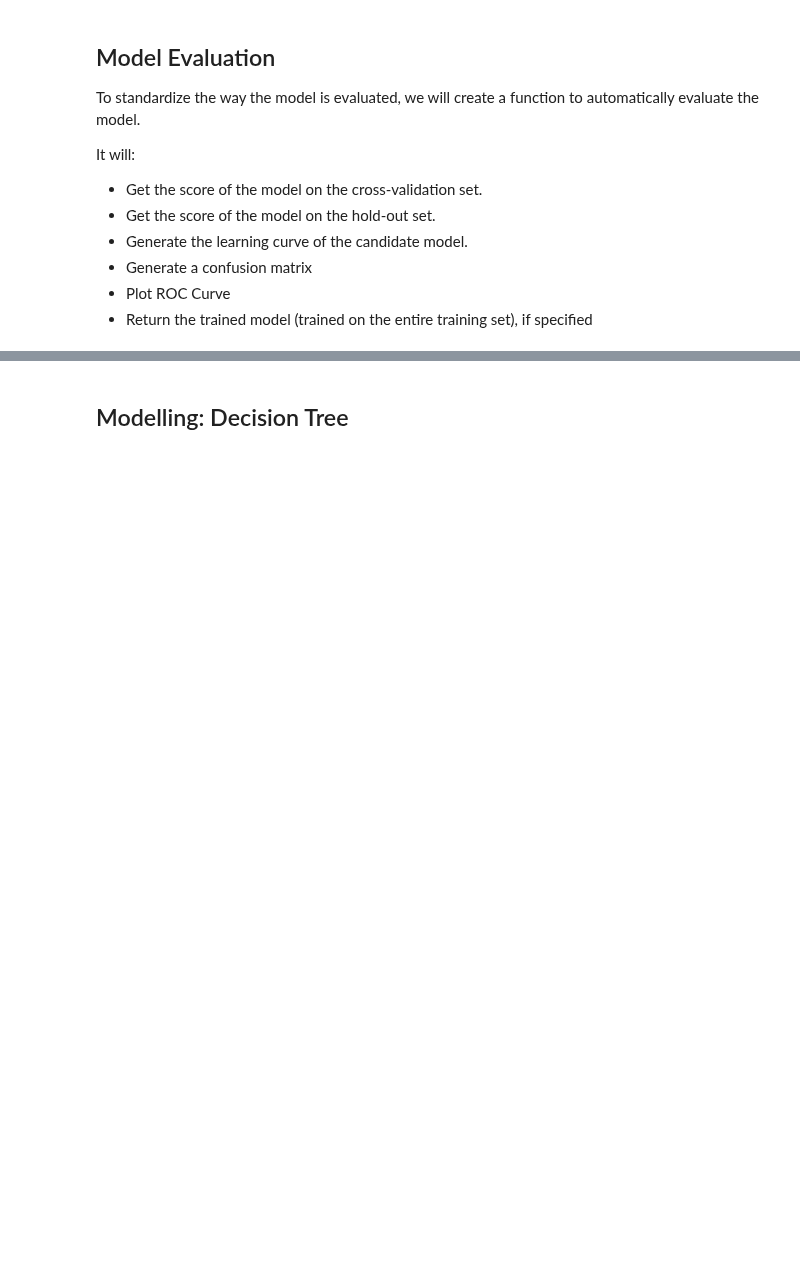
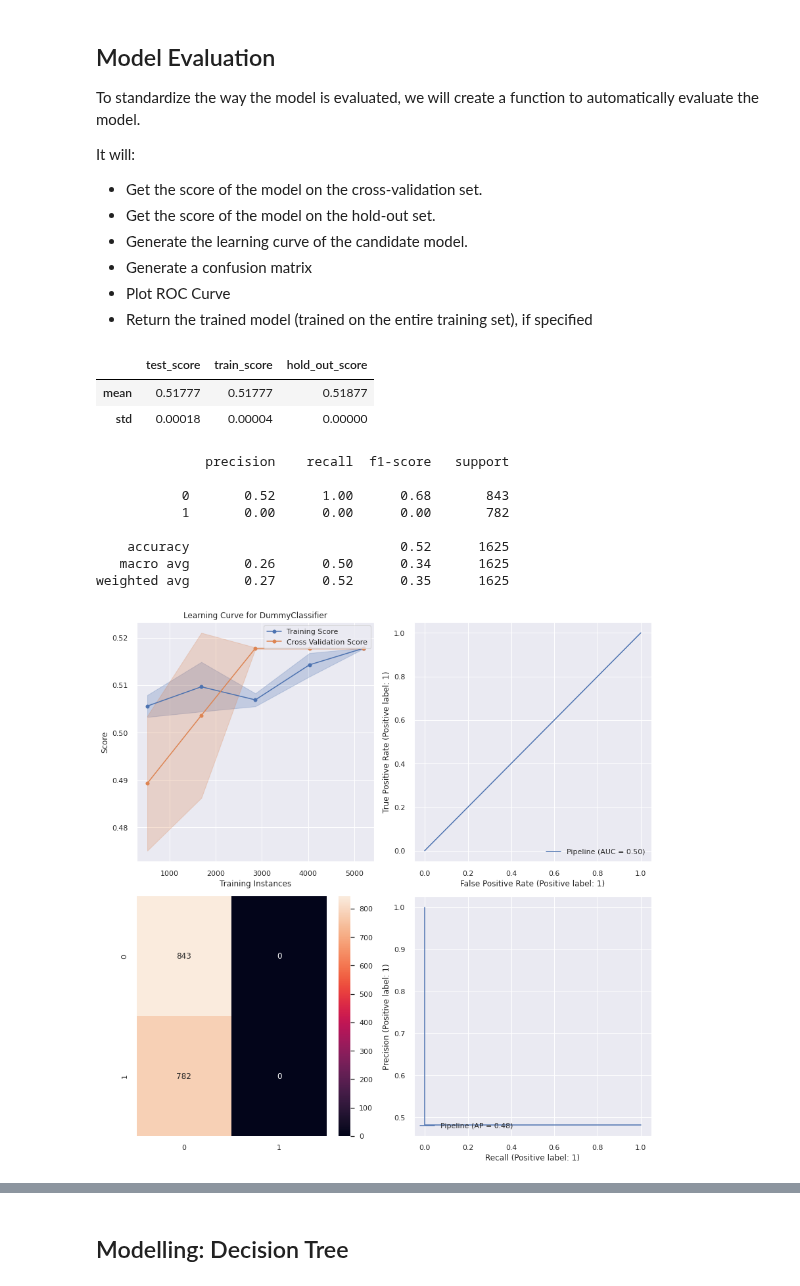
Before and after one commit to Tien-Cheng/AI-and-Machine-Learning--ST1511-, a Jupyter notebook: Assignment 1/classification/mushroom_v1.ipynb, the cells around one changed output, grey strips where cells are left out. Cells and saved outputs as stored; diff of their text form; code cells hidden in the pictures; blank space fills up the shorter version.

```diff
--- a/Assignment 1/classification/mushroom_v1.ipynb
+++ b/Assignment 1/classification/mushroom_v1.ipynb
@@ -346,7 +336,8 @@ It will:
 - Plot ROC Curve
 - Return the trained model (trained on the entire training set), if specified
 # %%
-def evalCandidateModel(model, X_train, X_test, y_train, y_test, scoring = 'accuracy', cv = 5, return_learning_curve = True):
+def evalCandidateModel(model, X_train, X_test, y_train, y_test, scoring = 'accuracy', cv = 5):
+    fig, ax = plt.subplots(2, 2, figsize=(12, 12), tight_layout=True)
     scores = cross_validate(model, X_train, y_train, scoring=scoring, return_estimator=True, return_train_score=True, cv=cv)
     best_estimator = scores["estimator"][np.argmax(scores["test_score"])]
     del scores["estimator"]
@@ -355,15 +346,17 @@ def evalCandidateModel(model, X_train, X_test, y_train, y_test, scoring = 'accur
     if X_test is not None and y_test is not None:
         scorer = get_scorer(scoring) # Then also score it, based off the scoring scheme provided
         scores["hold_out_score"] = scorer(best_estimator, X_test, y_test)
-    # If user wants to create a learning_curve
         y_pred = best_estimator.predict(X_test)
         report = classification_report(y_test, y_pred)
         matrix = confusion_matrix(y_test, y_pred)
-    if return_learning_curve:
-        fig = learning_curve(model, X_train, y_train, scoring = scoring, n_jobs=-1, random_state = 42, cv =cv, show = False)
-    else:
-        fig = None # Else, return nothing
-    return scores.describe().iloc[1:3, 2:].round(5), report, matrix ,fig,best_estimator
+        plot_roc_curve(best_estimator, X_test, y_test, ax=ax[0, 1])
+        plot_precision_recall_curve(best_estimator, X_test, y_test, ax=ax[1, 1])
+        sns.heatmap(matrix, ax=ax[1, 0], annot=True, fmt="d")
+
+    lr = learning_curve(model, X_train, y_train, scoring = scoring, n_jobs=-1, random_state = 42, cv =cv, show = False, ax=ax[0, 0])
+#     for axes in ax.flat:
+#         axes.ticklabel_format(useOffset=False)
+    return scores.describe().iloc[1:3, 2:].round(5), report, fig, best_estimator
 # %%
 def evalHistory(new_score, model_name, history = None):
     if history is None:
@@ -373,8 +366,20 @@ def evalHistory(new_score, model_name, history = None):
     history = history.append(new_score)
     return history
 # %%
-scores, report, matrix, fig, baseline = evalCandidateModel(clf, X_train, X_test, y_train, y_test)
+scores, report, fig, baseline = evalCandidateModel(clf, X_train, X_test, y_train, y_test)
 history = evalHistory(scores, "Baseline (Mode Predictor)")
 display(scores)
 print(report)
-print(matrix)
+# %% [output]
+|  | test_score | train_score | hold_out_score |
+| mean | 0.51777 | 0.51777 | 0.51877 |
+| std | 0.00018 | 0.00004 | 0.00000 |
+              precision    recall  f1-score   support
+
+           0       0.52      1.00      0.68       843
+           1       0.00      0.00      0.00       782
+
+    accuracy                           0.52      1625
+   macro avg       0.26      0.50      0.34      1625
+weighted avg       0.27      0.52      0.35      1625
+[figure, added]
```
Also changed, not shown: parts of 17 cells of this notebook.
